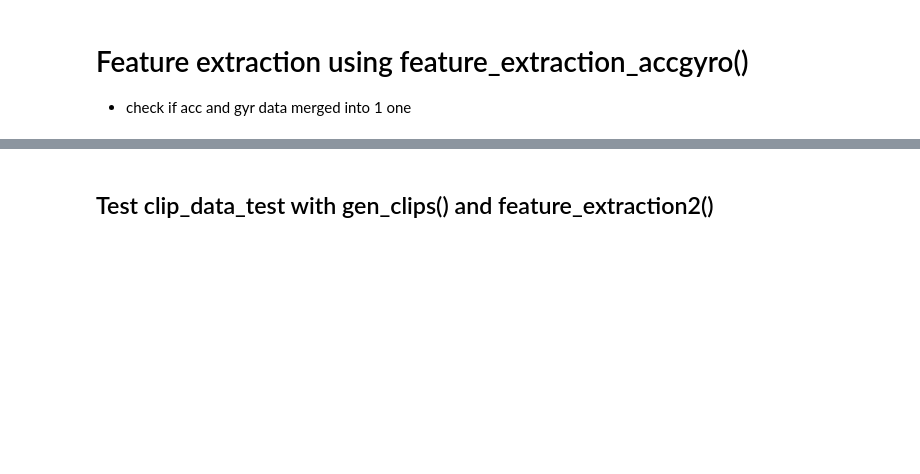
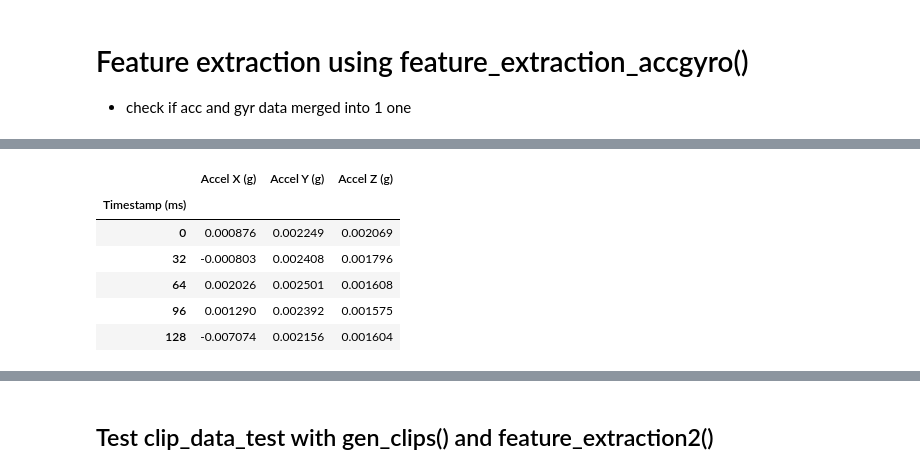
Before and after one commit to kamshee/activity-recognition-process, a Jupyter notebook: TestFeatures.ipynb, the cells around one changed output, grey strips where cells are left out. Saved outputs shown, nothing was run; the diff lists cells and outputs as text; code cells hidden in the pictures; blank space fills up the shorter version.

```diff
--- a/TestFeatures.ipynb
+++ b/TestFeatures.ipynb
@@ -153,0 +195,10 @@ clip_data[3]['gyro']['features']
+# %%
+(x/np.abs(np.sum(x))).head(5)
+# %% [output]
+|  | Accel X (g) | Accel Y (g) | Accel Z (g) |
+| Timestamp (ms) |  |  |  |
+| 0 | 0.000876 | 0.002249 | 0.002069 |
+| 32 | -0.000803 | 0.002408 | 0.001796 |
+| 64 | 0.002026 | 0.002501 | 0.001608 |
+| 96 | 0.001290 | 0.002392 | 0.001575 |
+| 128 | -0.007074 | 0.002156 | 0.001604 |
```
Also changed, not shown: parts of 30 cells of this notebook, 3 other files.
